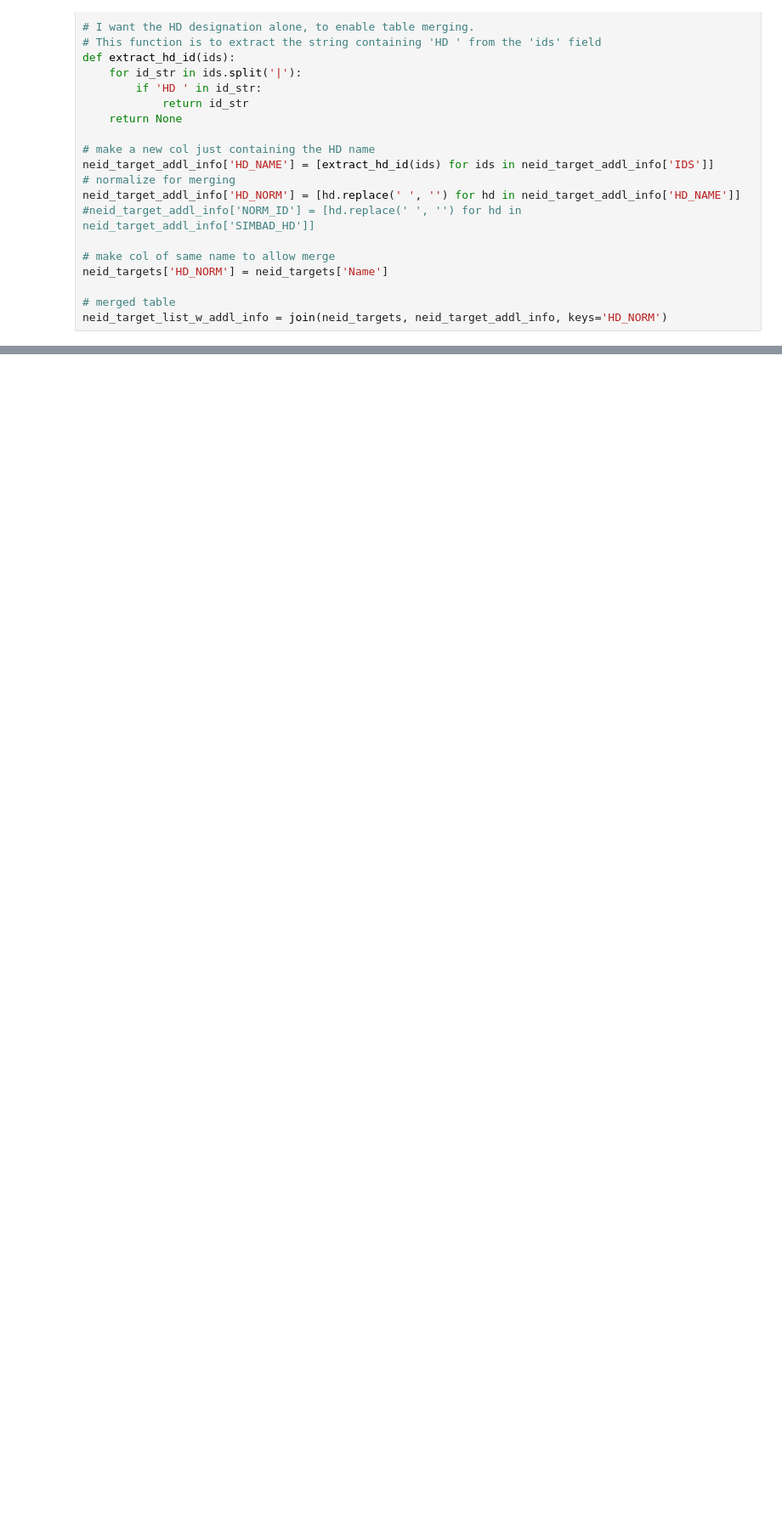
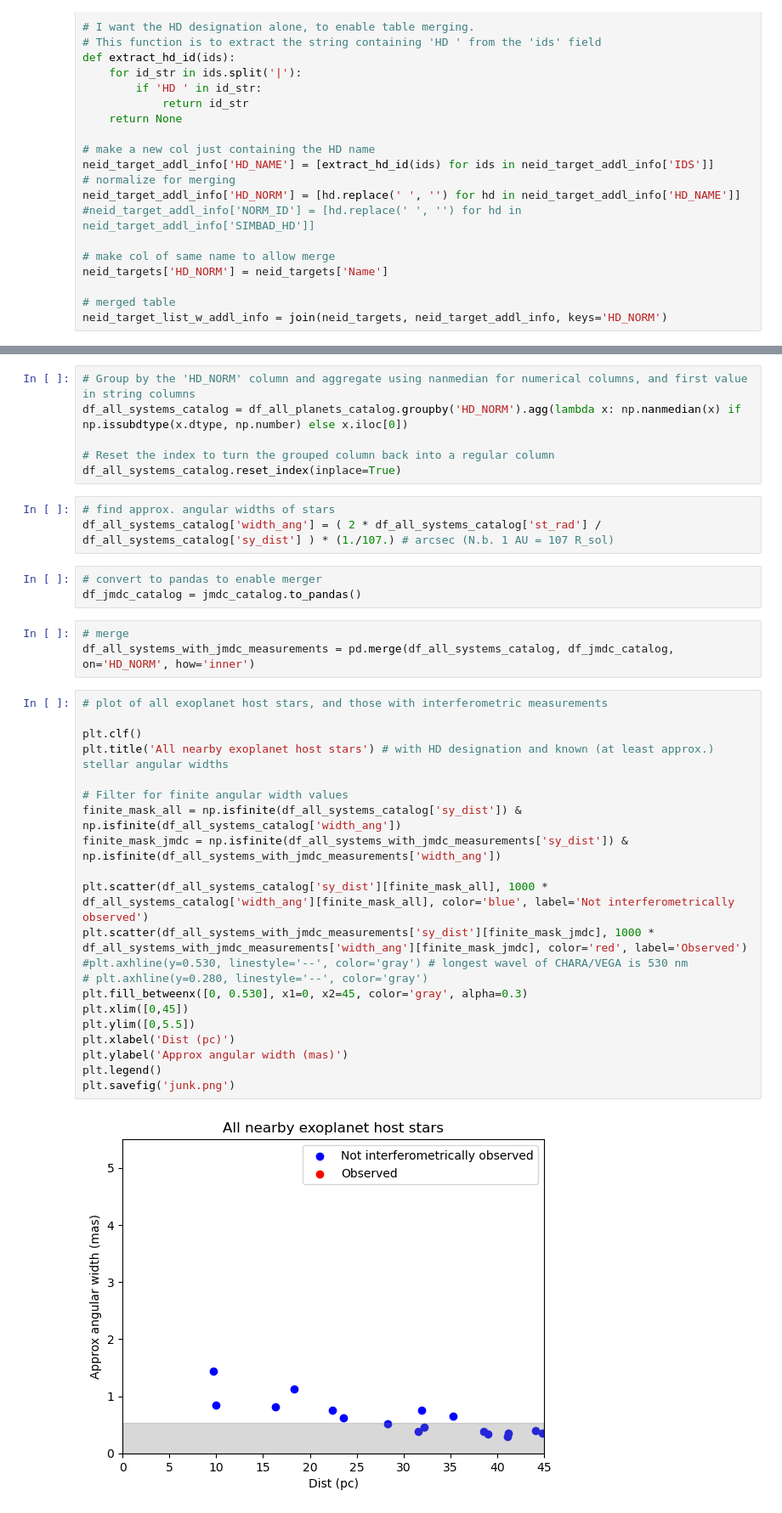
Before and after one commit to mwanakijiji/misc, a Jupyter notebook: notebooks_for_development/noirlab_exoplanet_hosts.ipynb, the cells around one changed output, grey strips where cells are left out. Shown at 85% size. Saved outputs shown, nothing was run; the diff lists cells and outputs as text; blank space fills up the shorter version.

```diff
--- a/notebooks_for_development/noirlab_exoplanet_hosts.ipynb
+++ b/notebooks_for_development/noirlab_exoplanet_hosts.ipynb
@@ -301,0 +221,38 @@ Table length=1972
+# %%
+# Group by the 'HD_NORM' column and aggregate using nanmedian for numerical columns, and first value in string columns
+df_all_systems_catalog = df_all_planets_catalog.groupby('HD_NORM').agg(lambda x: np.nanmedian(x) if np.issubdtype(x.dtype, np.number) else x.iloc[0])
+
+# Reset the index to turn the grouped column back into a regular column
+df_all_systems_catalog.reset_index(inplace=True)
+# %%
+# find approx. angular widths of stars
+df_all_systems_catalog['width_ang'] = ( 2 * df_all_systems_catalog['st_rad'] / df_all_systems_catalog['sy_dist'] ) * (1./107.) # arcsec (N.b. 1 AU = 107 R_sol)
+# %%
+# convert to pandas to enable merger
+df_jmdc_catalog = jmdc_catalog.to_pandas()
+# %%
+# merge
+df_all_systems_with_jmdc_measurements = pd.merge(df_all_systems_catalog, df_jmdc_catalog, on='HD_NORM', how='inner')
+# %%
+# plot of all exoplanet host stars, and those with interferometric measurements
+
+plt.clf()
+plt.title('All nearby exoplanet host stars') # with HD designation and known (at least approx.) stellar angular widths
+
+# Filter for finite angular width values
+finite_mask_all = np.isfinite(df_all_systems_catalog['sy_dist']) & np.isfinite(df_all_systems_catalog['width_ang'])
+finite_mask_jmdc = np.isfinite(df_all_systems_with_jmdc_measurements['sy_dist']) & np.isfinite(df_all_systems_with_jmdc_measurements['width_ang'])
+
+plt.scatter(df_all_systems_catalog['sy_dist'][finite_mask_all], 1000 * df_all_systems_catalog['width_ang'][finite_mask_all], color='blue', label='Not interferometrically observed')
+plt.scatter(df_all_systems_with_jmdc_measurements['sy_dist'][finite_mask_jmdc], 1000 * df_all_systems_with_jmdc_measurements['width_ang'][finite_mask_jmdc], color='red', label='Observed')
+#plt.axhline(y=0.530, linestyle='--', color='gray') # longest wavel of CHARA/VEGA is 530 nm
+# plt.axhline(y=0.280, linestyle='--', color='gray')
+plt.fill_betweenx([0, 0.530], x1=0, x2=45, color='gray', alpha=0.3)
+plt.xlim([0,45])
+plt.ylim([0,5.5])
+plt.xlabel('Dist (pc)')
+plt.ylabel('Approx angular width (mas)')
+plt.legend()
+plt.savefig('junk.png')
+# %% [output]
+[figure, added]
```
Also changed, not shown: parts of 31 cells of this notebook, 5 other files.
